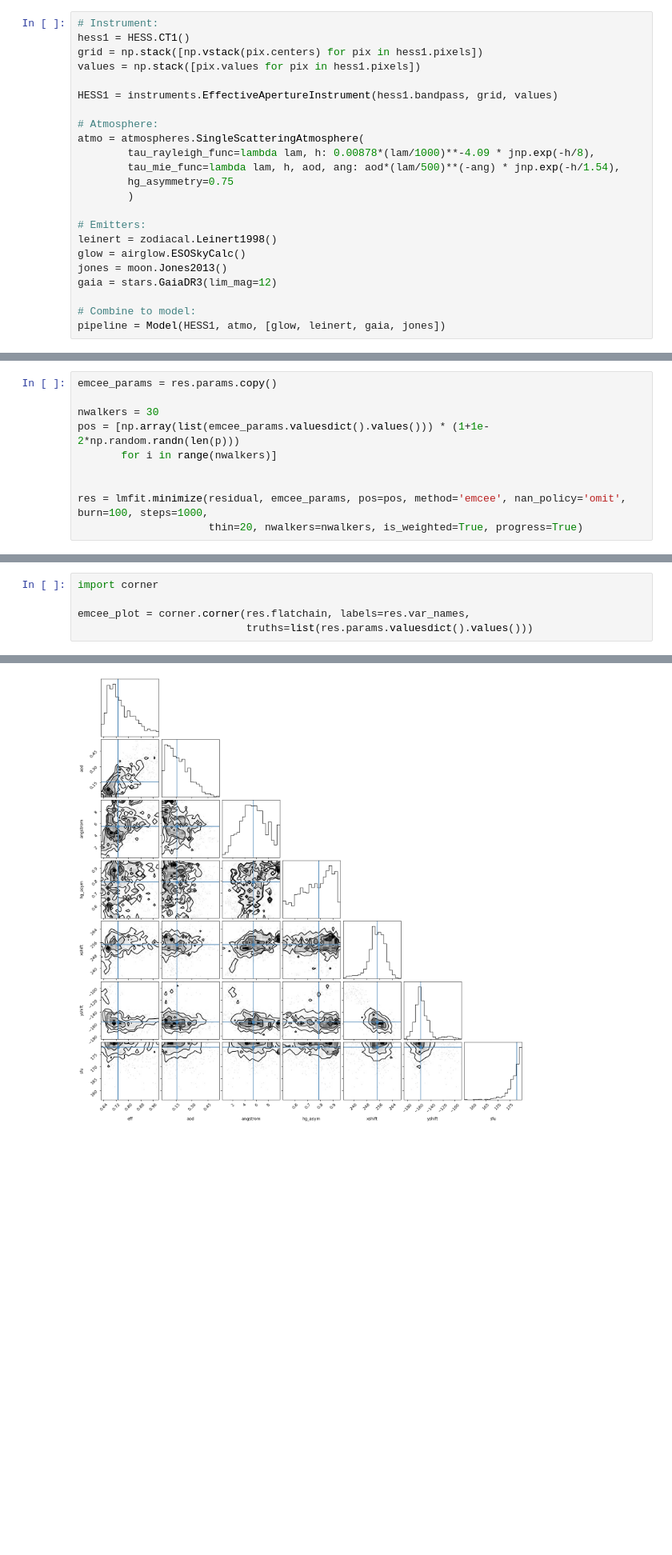
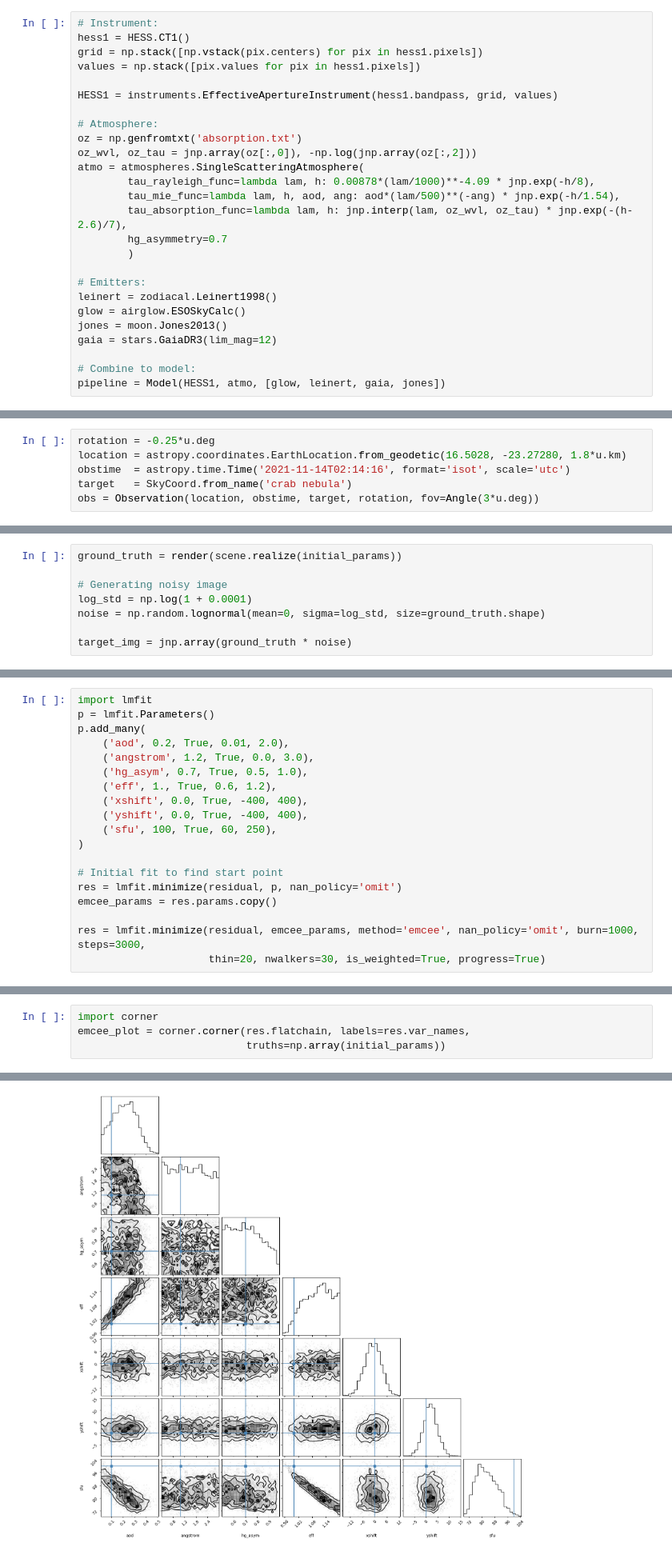
Before and after one commit to GerritRo/nyx, a Jupyter notebook: examples/lmfit.ipynb, the cells around one changed output, grey strips where cells are left out. Shown at 80% size. Saved outputs shown, nothing was run; the diff lists cells and outputs as text; blank space fills up the shorter version.

```diff
--- a/examples/lmfit.ipynb
+++ b/examples/lmfit.ipynb
@@ -33,10 +31,13 @@ values = np.stack([pix.values for pix in hess1.pixels])
 HESS1 = instruments.EffectiveApertureInstrument(hess1.bandpass, grid, values)
 
 # Atmosphere:
+oz = np.genfromtxt('absorption.txt')
+oz_wvl, oz_tau = jnp.array(oz[:,0]), -np.log(jnp.array(oz[:,2]))
 atmo = atmospheres.SingleScatteringAtmosphere(
         tau_rayleigh_func=lambda lam, h: 0.00878*(lam/1000)**-4.09 * jnp.exp(-h/8),
         tau_mie_func=lambda lam, h, aod, ang: aod*(lam/500)**(-ang) * jnp.exp(-h/1.54),
-        hg_asymmetry=0.75
+        tau_absorption_func=lambda lam, h: jnp.interp(lam, oz_wvl, oz_tau) * jnp.exp(-(h-2.6)/7),
+        hg_asymmetry=0.7
         )
 
 # Emitters:
@@ -107 +53,7 @@ run_img = correct(row.Run, hap2cta(pivoted.iloc[obs_id][1:],1))
+# %%
+rotation = -0.25*u.deg
+location = astropy.coordinates.EarthLocation.from_geodetic(16.5028, -23.27280, 1.8*u.km)
+obstime  = astropy.time.Time('2021-11-14T02:14:16', format='isot', scale='utc')
+target   = SkyCoord.from_name('crab nebula')
+obs = Observation(location, obstime, target, rotation, fov=Angle(3*u.deg))
 # %% [markdown]
@@ -146,0 +81,8 @@ def residual(p):
+# %%
+ground_truth = render(scene.realize(initial_params))
+
+# Generating noisy image
+log_std = np.log(1 + 0.0001)
+noise = np.random.lognormal(mean=0, sigma=log_std, size=ground_truth.shape)
+
+target_img = jnp.array(ground_truth * noise)
@@ -161,12 +108,21 @@ res = lmfit.minimize(residual, p, nan_policy='omit')
 # %%
+import lmfit
+p = lmfit.Parameters()
+p.add_many(
+    ('aod', 0.2, True, 0.01, 2.0),
+    ('angstrom', 1.2, True, 0.0, 3.0),
+    ('hg_asym', 0.7, True, 0.5, 1.0),
+    ('eff', 1., True, 0.6, 1.2),
+    ('xshift', 0.0, True, -400, 400),
+    ('yshift', 0.0, True, -400, 400),
+    ('sfu', 100, True, 60, 250),
+)
+
+# Initial fit to find start point
+res = lmfit.minimize(residual, p, nan_policy='omit')
 emcee_params = res.params.copy()
 
-nwalkers = 30
-pos = [np.array(list(emcee_params.valuesdict().values())) * (1+1e-2*np.random.randn(len(p)))
-       for i in range(nwalkers)]
-
-
-res = lmfit.minimize(residual, emcee_params, pos=pos, method='emcee', nan_policy='omit', burn=100, steps=1000,
-                     thin=20, nwalkers=nwalkers, is_weighted=True, progress=True)
+res = lmfit.minimize(residual, emcee_params, method='emcee', nan_policy='omit', burn=1000, steps=3000,
+                     thin=20, nwalkers=30, is_weighted=True, progress=True)
 # %% [output]
 The chain is shorter than 50 times the integrated autocorrelation time for 7 parameter(s). Use this estimate with caution and run a longer chain!
@@ -176,8 +132,7 @@ tau: [120.6894853   84.2976874  122.73114482  70.40803011 104.20614563
 # %%
 import corner
-
 emcee_plot = corner.corner(res.flatchain, labels=res.var_names,
-                           truths=list(res.params.valuesdict().values()))
+                           truths=np.array(initial_params))
 # %% [output]
 WARNING:root:Pandas support in corner is deprecated; use ArviZ directly
-[figure, old version]
+[figure, new version]
```
Also changed, not shown: parts of 15 cells of this notebook, 3 other files.
